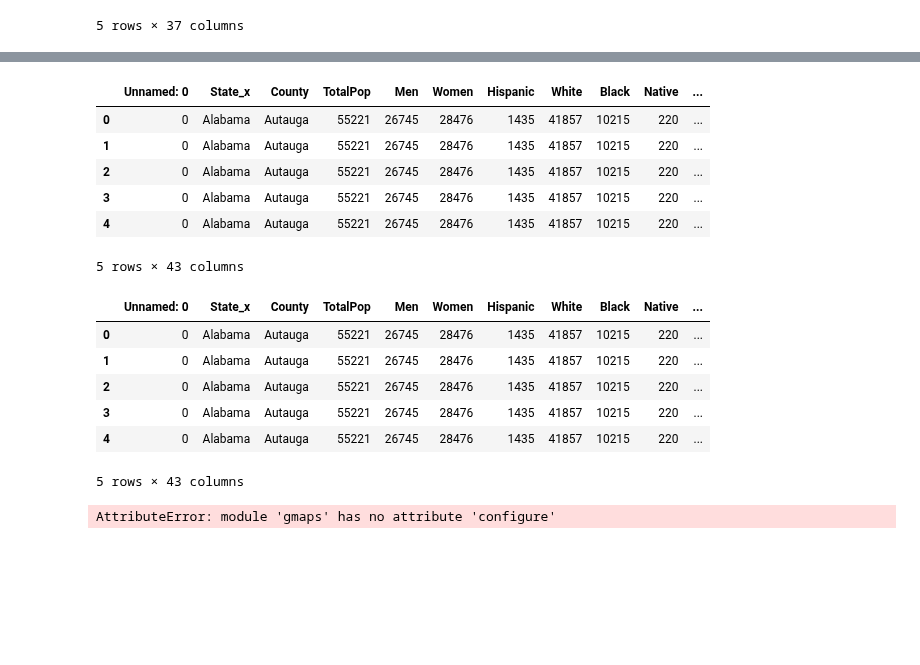
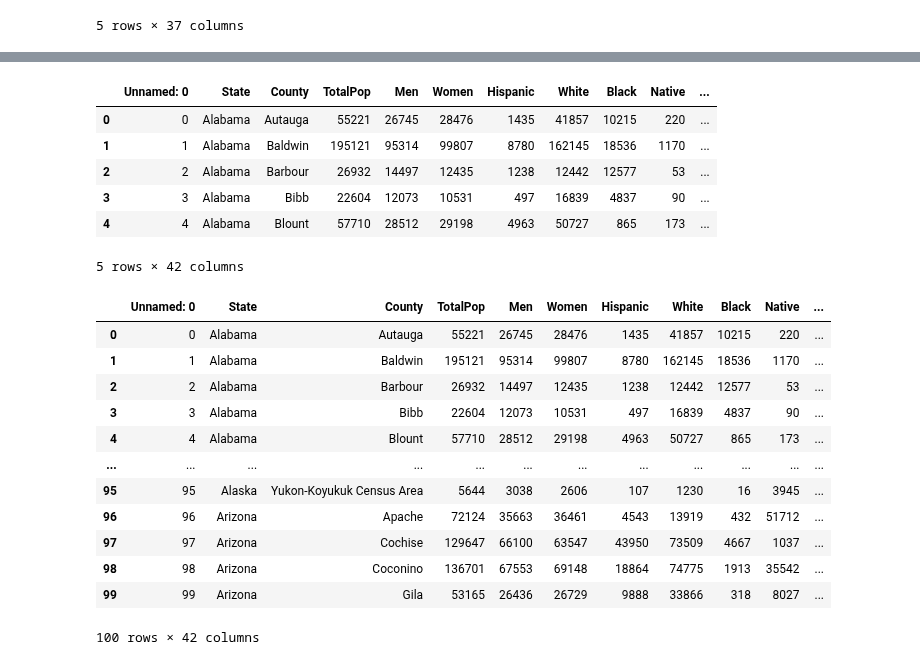
Before and after one commit to charlim26/censusproject, a Jupyter notebook: 2015_State_Date(New).ipynb, the cells around one changed output, grey strips where cells are left out. Saved outputs shown, nothing was run; the diff lists cells and outputs as text; code cells hidden in the pictures; blank space fills up the shorter version.

```diff
--- a/2015_State_Date(New).ipynb
+++ b/2015_State_Date(New).ipynb
@@ -45,34 +45,35 @@ census_state_code.head()
 # %%
-census_2015_state_data = pd.merge(census_state_results_2015, census_state_code, how="left", on=["County","County"])
+census_2015_state_data = pd.merge(census_state_results_2015, census_state_code, how="left", on=["State","County"])
 census_2015_state_data.head()
 # %% [output]
-|  | Unnamed: 0 | State_x | County | TotalPop | Men | Women | Hispanic | White | Black | Native | ... |
+|  | Unnamed: 0 | State | County | TotalPop | Men | Women | Hispanic | White | Black | Native | ... |
 | 0 | 0 | Alabama | Autauga | 55221 | 26745 | 28476 | 1435 | 41857 | 10215 | 220 | ... |
-| 1 | 0 | Alabama | Autauga | 55221 | 26745 | 28476 | 1435 | 41857 | 10215 | 220 | ... |
-| 2 | 0 | Alabama | Autauga | 55221 | 26745 | 28476 | 1435 | 41857 | 10215 | 220 | ... |
-| 3 | 0 | Alabama | Autauga | 55221 | 26745 | 28476 | 1435 | 41857 | 10215 | 220 | ... |
-| 4 | 0 | Alabama | Autauga | 55221 | 26745 | 28476 | 1435 | 41857 | 10215 | 220 | ... |
+| 1 | 1 | Alabama | Baldwin | 195121 | 95314 | 99807 | 8780 | 162145 | 18536 | 1170 | ... |
+| 2 | 2 | Alabama | Barbour | 26932 | 14497 | 12435 | 1238 | 12442 | 12577 | 53 | ... |
+| 3 | 3 | Alabama | Bibb | 22604 | 12073 | 10531 | 497 | 16839 | 4837 | 90 | ... |
+| 4 | 4 | Alabama | Blount | 57710 | 28512 | 29198 | 4963 | 50727 | 865 | 173 | ... |
-5 rows × 43 columns
+5 rows × 42 columns
 # %%
 # census_2015 = census_state_results_2015[["State","TotalPop","Income","Professional","Service","Office","Construction","Production","code"]]
 census_2015 = pd.DataFrame(census_2015_state_data)
-census_2015.head()
+census_2015.head(100)
 # %% [output]
-|  | Unnamed: 0 | State_x | County | TotalPop | Men | Women | Hispanic | White | Black | Native | ... |
+|  | Unnamed: 0 | State | County | TotalPop | Men | Women | Hispanic | White | Black | Native | ... |
 | 0 | 0 | Alabama | Autauga | 55221 | 26745 | 28476 | 1435 | 41857 | 10215 | 220 | ... |
-| 1 | 0 | Alabama | Autauga | 55221 | 26745 | 28476 | 1435 | 41857 | 10215 | 220 | ... |
-| 2 | 0 | Alabama | Autauga | 55221 | 26745 | 28476 | 1435 | 41857 | 10215 | 220 | ... |
-| 3 | 0 | Alabama | Autauga | 55221 | 26745 | 28476 | 1435 | 41857 | 10215 | 220 | ... |
-| 4 | 0 | Alabama | Autauga | 55221 | 26745 | 28476 | 1435 | 41857 | 10215 | 220 | ... |
+| 1 | 1 | Alabama | Baldwin | 195121 | 95314 | 99807 | 8780 | 162145 | 18536 | 1170 | ... |
+| 2 | 2 | Alabama | Barbour | 26932 | 14497 | 12435 | 1238 | 12442 | 12577 | 53 | ... |
+| 3 | 3 | Alabama | Bibb | 22604 | 12073 | 10531 | 497 | 16839 | 4837 | 90 | ... |
+| 4 | 4 | Alabama | Blount | 57710 | 28512 | 29198 | 4963 | 50727 | 865 | 173 | ... |
+| ... | ... | ... | ... | ... | ... | ... | ... | ... | ... | ... | ... |
+| 95 | 95 | Alaska | Yukon-Koyukuk Census Area | 5644 | 3038 | 2606 | 107 | 1230 | 16 | 3945 | ... |
+| 96 | 96 | Arizona | Apache | 72124 | 35663 | 36461 | 4543 | 13919 | 432 | 51712 | ... |
+| 97 | 97 | Arizona | Cochise | 129647 | 66100 | 63547 | 43950 | 73509 | 4667 | 1037 | ... |
+| 98 | 98 | Arizona | Coconino | 136701 | 67553 | 69148 | 18864 | 74775 | 1913 | 35542 | ... |
+| 99 | 99 | Arizona | Gila | 53165 | 26436 | 26729 | 9888 | 33866 | 318 | 8027 | ... |
-5 rows × 43 columns
+100 rows × 42 columns
 # %%
 census_2015 = census_2015.dropna()
 # %%
 # Configure gmaps with API key
+from colour import Color
 gmaps.configure(api_key=gkey)
-fig = gmaps.figure(zoom_level=2,center=(20,40))
-locations = census_2015[["lat","lng"]]
-
-total_pop = census_2015["TotalPop"]
-# %% [output]
-AttributeError: module 'gmaps' has no attribute 'configure'
```
Also changed, not shown: parts of 10 cells of this notebook, 2 other files.
